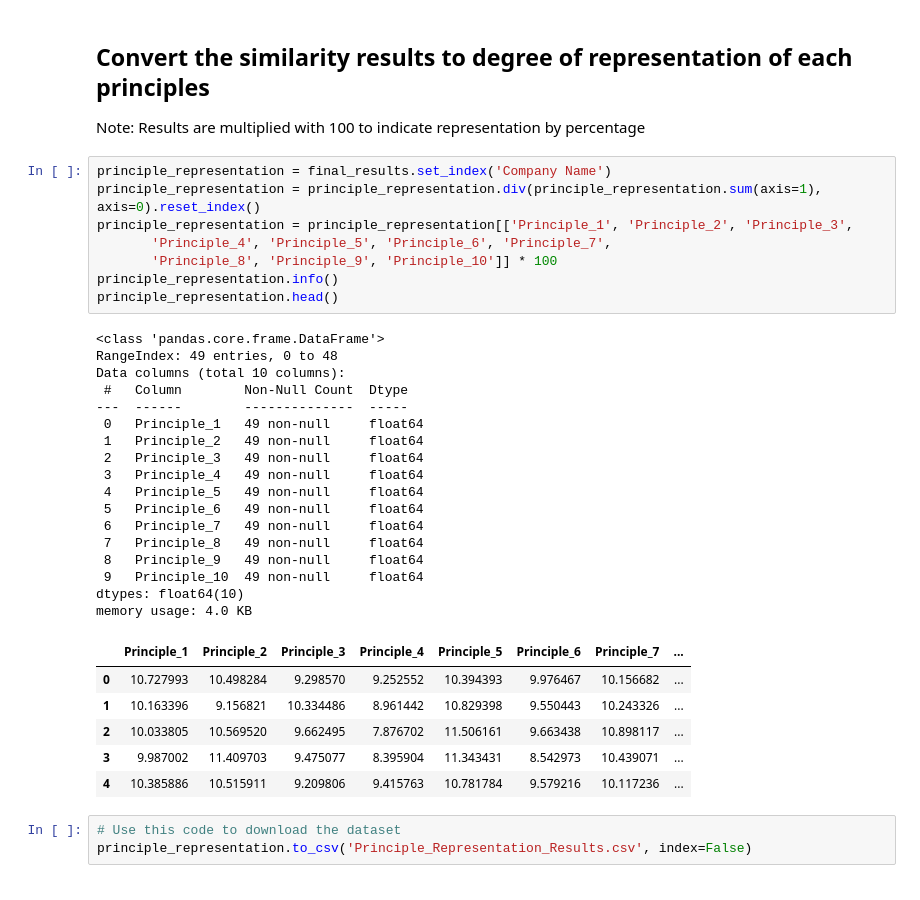
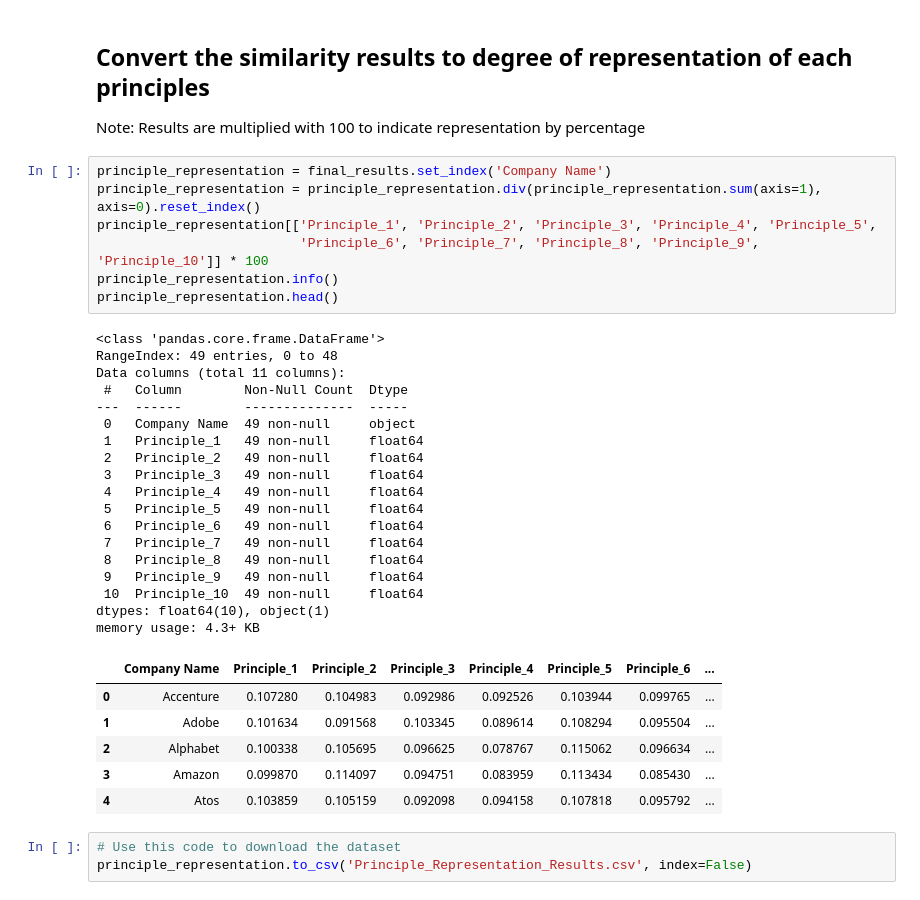
Before and after one commit to Kensuzuki95/Corporate_AI_Ethics_Guideline_Analysis, a Jupyter notebook: Document_Analysis.ipynb, the cells around one changed output. Saved outputs shown, nothing was run; the diff lists cells and outputs as text.

```diff
--- a/Document_Analysis.ipynb
+++ b/Document_Analysis.ipynb
@@ -426,35 +426,35 @@ Note: Results are multiplied with 100 to indicate representation by percentage
 # %%
 principle_representation = final_results.set_index('Company Name')
 principle_representation = principle_representation.div(principle_representation.sum(axis=1), axis=0).reset_index()
-principle_representation = principle_representation[['Principle_1', 'Principle_2', 'Principle_3',
-       'Principle_4', 'Principle_5', 'Principle_6', 'Principle_7',
-       'Principle_8', 'Principle_9', 'Principle_10']] * 100
+principle_representation[['Principle_1', 'Principle_2', 'Principle_3', 'Principle_4', 'Principle_5',
+                          'Principle_6', 'Principle_7', 'Principle_8', 'Principle_9', 'Principle_10']] * 100
 principle_representation.info()
 principle_representation.head()
 # %% [output]
 <class 'pandas.core.frame.DataFrame'>
 RangeIndex: 49 entries, 0 to 48
-Data columns (total 10 columns):
+Data columns (total 11 columns):
  #   Column        Non-Null Count  Dtype
 ---  ------        --------------  -----
- 0   Principle_1   49 non-null     float64
- 1   Principle_2   49 non-null     float64
- 2   Principle_3   49 non-null     float64
- 3   Principle_4   49 non-null     float64
- 4   Principle_5   49 non-null     float64
- 5   Principle_6   49 non-null     float64
- 6   Principle_7   49 non-null     float64
- 7   Principle_8   49 non-null     float64
- 8   Principle_9   49 non-null     float64
- 9   Principle_10  49 non-null     float64
-dtypes: float64(10)
-memory usage: 4.0 KB
+ 0   Company Name  49 non-null     object
+ 1   Principle_1   49 non-null     float64
+ 2   Principle_2   49 non-null     float64
+ 3   Principle_3   49 non-null     float64
+ 4   Principle_4   49 non-null     float64
+ 5   Principle_5   49 non-null     float64
+ 6   Principle_6   49 non-null     float64
+ 7   Principle_7   49 non-null     float64
+ 8   Principle_8   49 non-null     float64
+ 9   Principle_9   49 non-null     float64
+ 10  Principle_10  49 non-null     float64
+dtypes: float64(10), object(1)
+memory usage: 4.3+ KB
-|  | Principle_1 | Principle_2 | Principle_3 | Principle_4 | Principle_5 | Principle_6 | Principle_7 | ... |
-| 0 | 10.727993 | 10.498284 | 9.298570 | 9.252552 | 10.394393 | 9.976467 | 10.156682 | ... |
-| 1 | 10.163396 | 9.156821 | 10.334486 | 8.961442 | 10.829398 | 9.550443 | 10.243326 | ... |
-| 2 | 10.033805 | 10.569520 | 9.662495 | 7.876702 | 11.506161 | 9.663438 | 10.898117 | ... |
-| 3 | 9.987002 | 11.409703 | 9.475077 | 8.395904 | 11.343431 | 8.542973 | 10.439071 | ... |
-| 4 | 10.385886 | 10.515911 | 9.209806 | 9.415763 | 10.781784 | 9.579216 | 10.117236 | ... |
+|  | Company Name | Principle_1 | Principle_2 | Principle_3 | Principle_4 | Principle_5 | Principle_6 | ... |
+| 0 | Accenture | 0.107280 | 0.104983 | 0.092986 | 0.092526 | 0.103944 | 0.099765 | ... |
+| 1 | Adobe | 0.101634 | 0.091568 | 0.103345 | 0.089614 | 0.108294 | 0.095504 | ... |
+| 2 | Alphabet | 0.100338 | 0.105695 | 0.096625 | 0.078767 | 0.115062 | 0.096634 | ... |
+| 3 | Amazon | 0.099870 | 0.114097 | 0.094751 | 0.083959 | 0.113434 | 0.085430 | ... |
+| 4 | Atos | 0.103859 | 0.105159 | 0.092098 | 0.094158 | 0.107818 | 0.095792 | ... |
 # %%
 # Use this code to download the dataset
 principle_representation.to_csv('Principle_Representation_Results.csv', index=False)
```
